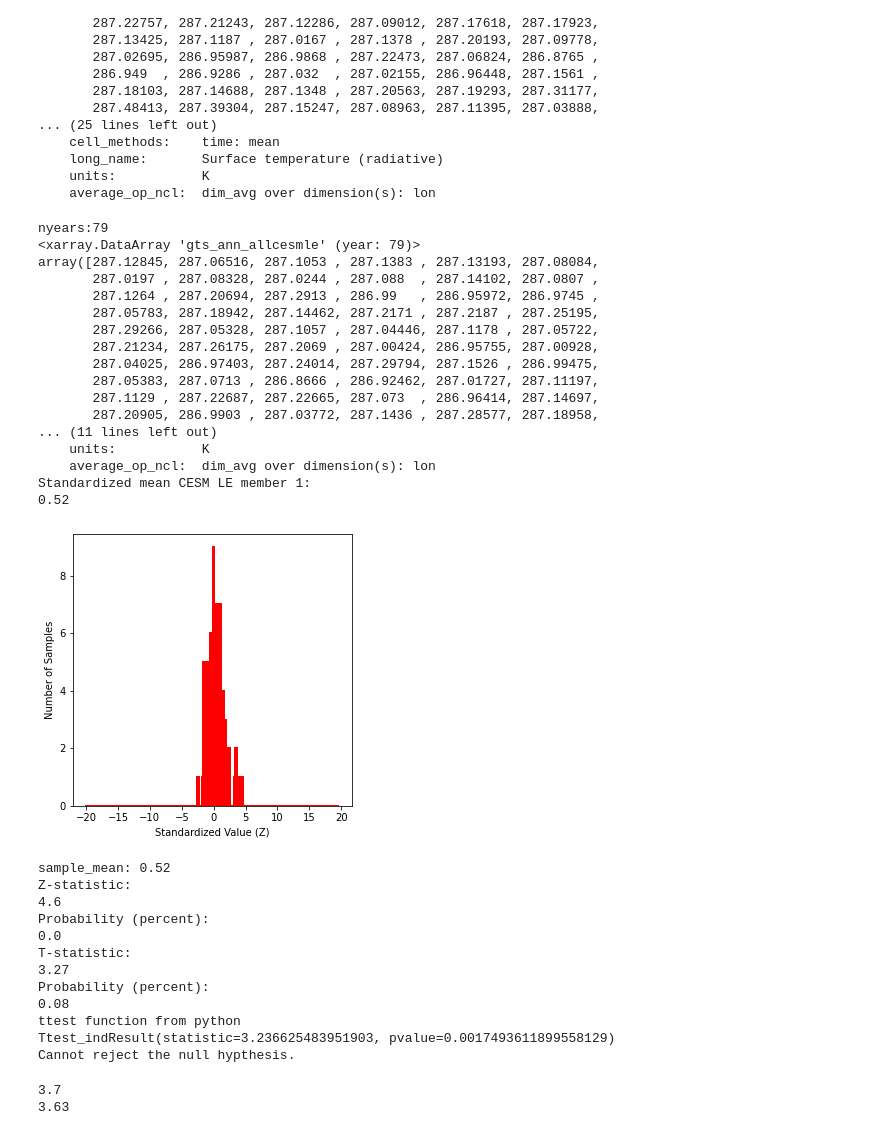
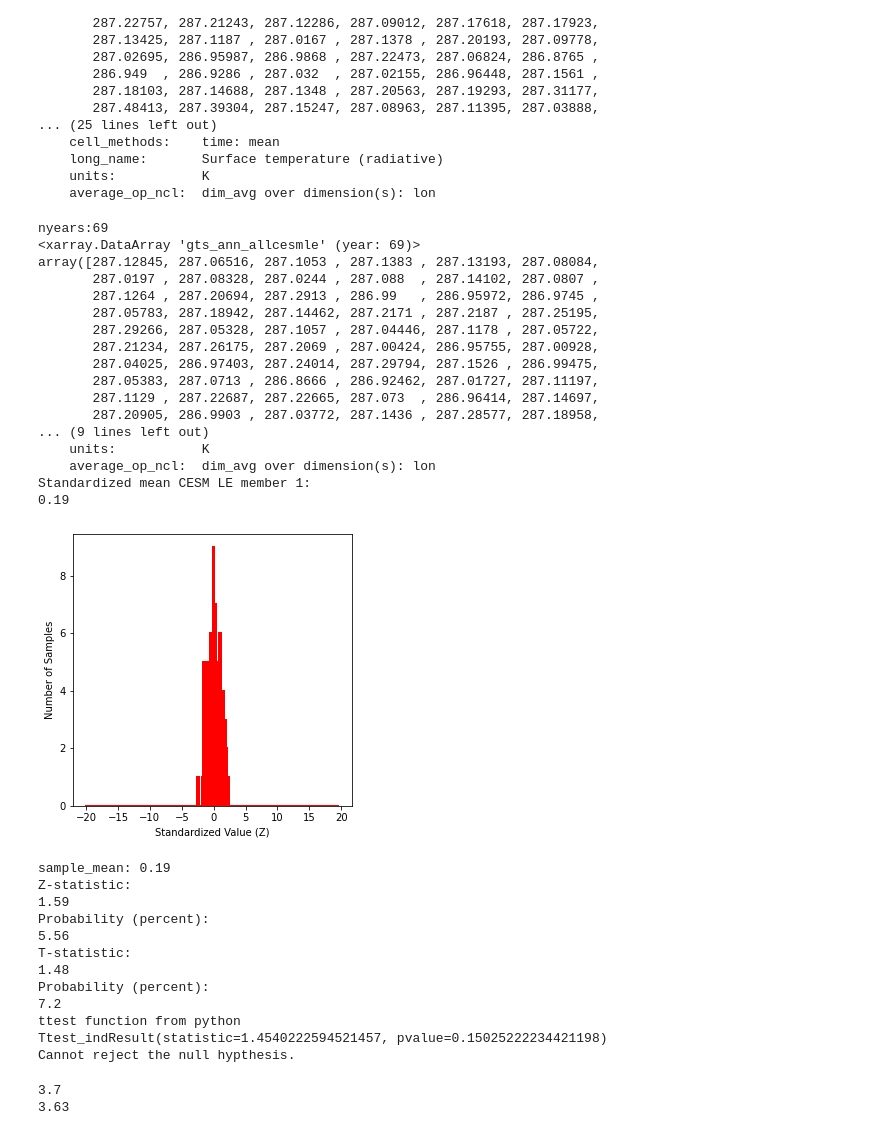
Before and after one commit to mpw4rms/ATOC5860_Spring2022_Warms, a Jupyter notebook: lab1/ATOC5860_applicationslab1_ztest_ttest.ipynb, the cells around one changed output. Drawn from its saved outputs; the diff is of its cells as text; code cells hidden in the pictures.

```diff
--- a/lab1/ATOC5860_applicationslab1_ztest_ttest.ipynb
+++ b/lab1/ATOC5860_applicationslab1_ztest_ttest.ipynb
@@ -175,43 +175,43 @@ array([287.15802, 287.0112 , 287.11316, 287.13434, 287.05212, 287.07358,
 
 ### Start by standardizing member 1 data using the 1850 control mean and standard deviation
 startyear=1920
-endyear=1999
+endyear=1989
 nyrs=(endyear-startyear)
 print("nyears:"+str(nyrs))
 gts_mem1=gts.sel(member=1).sel(year=slice(startyear,endyear-1))
 print(gts_mem1)
 gts_mem1_norm=(gts_mem1-gts_1850_mean)/gts_1850_std
 
 print("Standardized mean CESM LE member 1:")
 print(np.round(np.mean(gts_mem1_norm).values,2))
 
 ## plot a histogram to see the range of values
 xinc = np.arange(-20,20,.25)
 hx=np.histogram(gts_mem1_norm,xinc);
 plt.bar(hx[1][:-1],hx[0],edgecolor = 'r', color = 'k', width = .25, linewidth = 2);
 plt.ylabel('Number of Samples');
 plt.xlabel('Standardized Value (Z)');
 
 # #
 # %% [output]
-nyears:79
-<xarray.DataArray 'gts_ann_allcesmle' (year: 79)>
+nyears:69
+<xarray.DataArray 'gts_ann_allcesmle' (year: 69)>
 array([287.12845, 287.06516, 287.1053 , 287.1383 , 287.13193, 287.08084,
        287.0197 , 287.08328, 287.0244 , 287.088  , 287.14102, 287.0807 ,
        287.1264 , 287.20694, 287.2913 , 286.99   , 286.95972, 286.9745 ,
        287.05783, 287.18942, 287.14462, 287.2171 , 287.2187 , 287.25195,
        287.29266, 287.05328, 287.1057 , 287.04446, 287.1178 , 287.05722,
        287.21234, 287.26175, 287.2069 , 287.00424, 286.95755, 287.00928,
        287.04025, 286.97403, 287.24014, 287.29794, 287.1526 , 286.99475,
        287.05383, 287.0713 , 286.8666 , 286.92462, 287.01727, 287.11197,
        287.1129 , 287.22687, 287.22665, 287.073  , 286.96414, 287.14697,
        287.20905, 286.9903 , 287.03772, 287.1436 , 287.28577, 287.18958,
-... (11 lines left out)
+... (9 lines left out)
     units:           K
     average_op_ncl:  dim_avg over dimension(s): lon
 Standardized mean CESM LE member 1:
-0.52
+0.19
-[figure, old version]
+[figure, new version]
 # %%
 ## What is the probability that the mean annual global mean temperature was X assuming no global warming?
 ## Test sample mean is equal to the population mean (null hypothesis)
@@ -246,17 +246,17 @@ print(stats.ttest_ind(gts_mem1_norm,gts_1850_norm,equal_var = False)) #When equa
 #this means that the underlying population variances are NOT equal and this function then uses Welch's T-test
 print('Cannot reject the null hypthesis.')
 # %% [output]
-sample_mean: 0.52
+sample_mean: 0.19
 Z-statistic:
-4.6
+1.59
 Probability (percent):
-0.0
+5.56
 T-statistic:
-3.27
+1.48
 Probability (percent):
-0.08
+7.2
 ttest function from python
-Ttest_indResult(statistic=3.236625483951903, pvalue=0.0017493611899558129)
+Ttest_indResult(statistic=1.4540222594521457, pvalue=0.15025222234421198)
 Cannot reject the null hypthesis.
 # %%
 ### LEARNING GOAL #3 - Calculate confidence intervals on CESM-LE global warming using z-statistic and t-statistic
```
Also changed, not shown: parts of 3 cells of this notebook, 3 other files.
